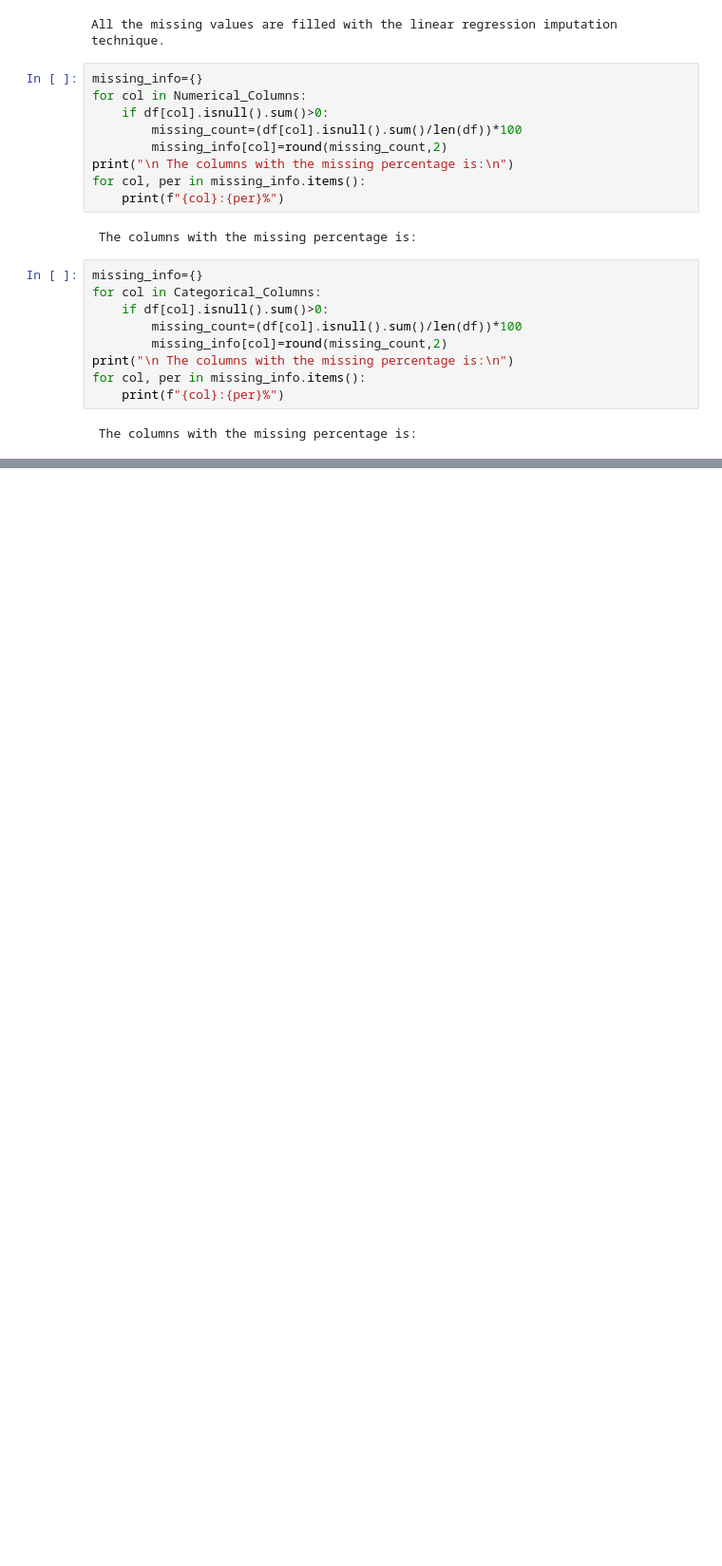
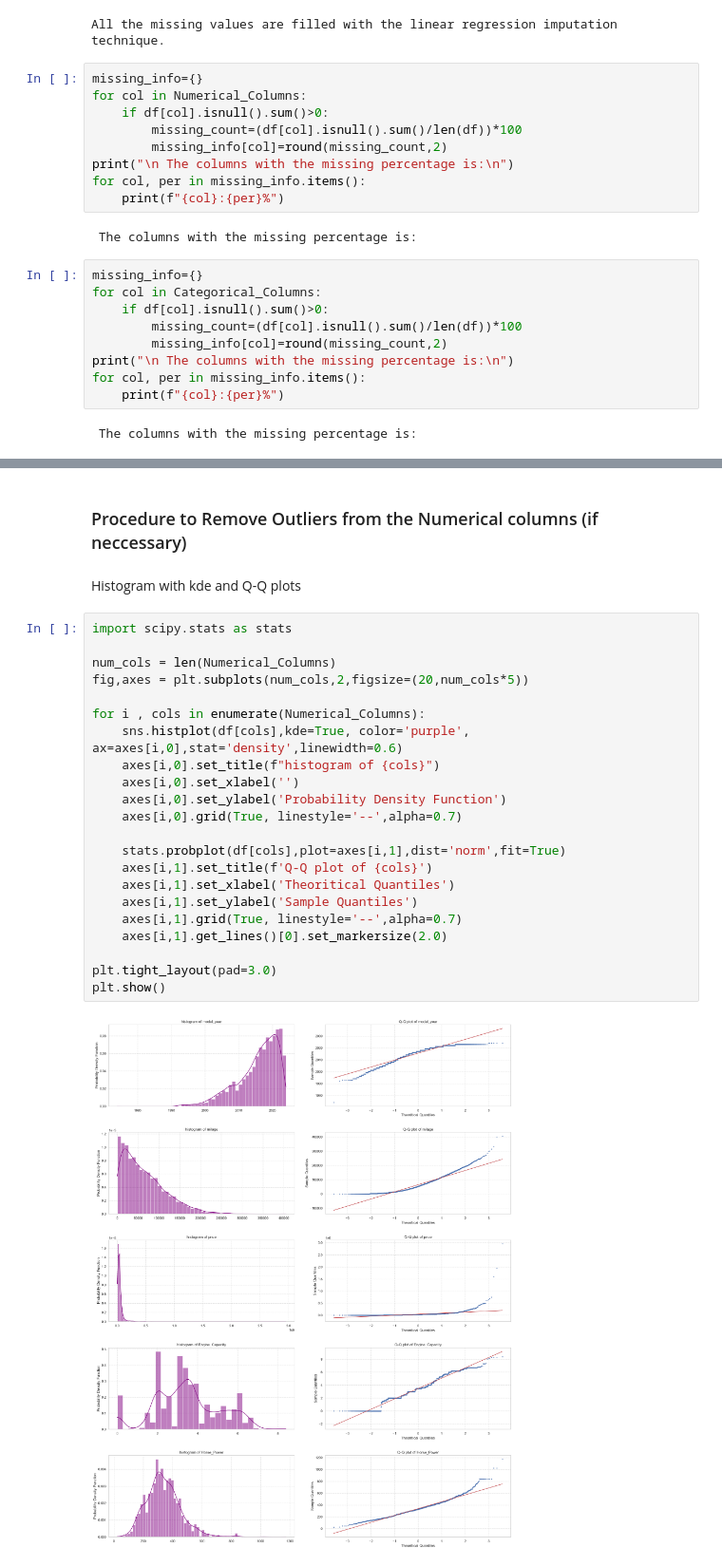
Before and after one commit to prarthanadaibagya/Learning_Machine_Learning, a Jupyter notebook: Machine Learning/Used_Cars_Price_Estimation/NoteBooks/Used_Cars_Analsyis.ipynb, the cells around one changed output, grey strips where cells are left out. Shown at 95% size. Cells and saved outputs as stored; diff of their text form; blank space fills up the shorter version.

```diff
--- a/Machine Learning/Used_Cars_Price_Estimation/NoteBooks/Used_Cars_Analsyis.ipynb
+++ b/Machine Learning/Used_Cars_Price_Estimation/NoteBooks/Used_Cars_Analsyis.ipynb
@@ -1001,0 +1023,28 @@ for col, per in missing_info.items():
+# %% [markdown]
+### Procedure to Remove Outliers from the Numerical columns (if neccessary)
+# %% [markdown]
+Histogram with kde and Q-Q plots
+# %%
+import scipy.stats as stats
+
+num_cols = len(Numerical_Columns)
+fig,axes = plt.subplots(num_cols,2,figsize=(20,num_cols*5))
+
+for i , cols in enumerate(Numerical_Columns):
+    sns.histplot(df[cols],kde=True, color='purple', ax=axes[i,0],stat='density',linewidth=0.6)
+    axes[i,0].set_title(f"histogram of {cols}")
+    axes[i,0].set_xlabel('')
+    axes[i,0].set_ylabel('Probability Density Function')
+    axes[i,0].grid(True, linestyle='--',alpha=0.7)
+
+    stats.probplot(df[cols],plot=axes[i,1],dist='norm',fit=True)
+    axes[i,1].set_title(f'Q-Q plot of {cols}')
+    axes[i,1].set_xlabel('Theoritical Quantiles')
+    axes[i,1].set_ylabel('Sample Quantiles')
+    axes[i,1].grid(True, linestyle='--',alpha=0.7)
+    axes[i,1].get_lines()[0].set_markersize(2.0)
+
+plt.tight_layout(pad=3.0)
+plt.show()
+# %% [output]
+[figure, added]
```
Also changed, not shown: parts of 8 cells of this notebook.
